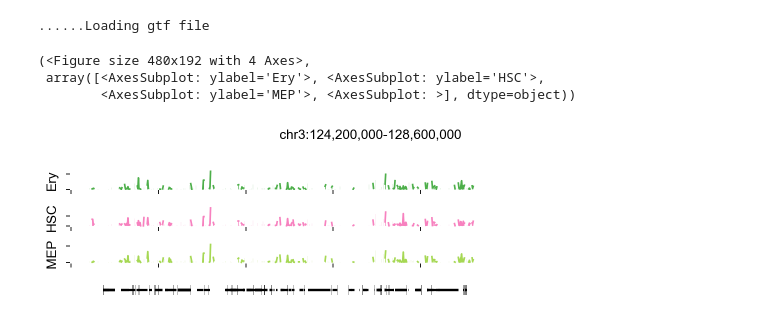
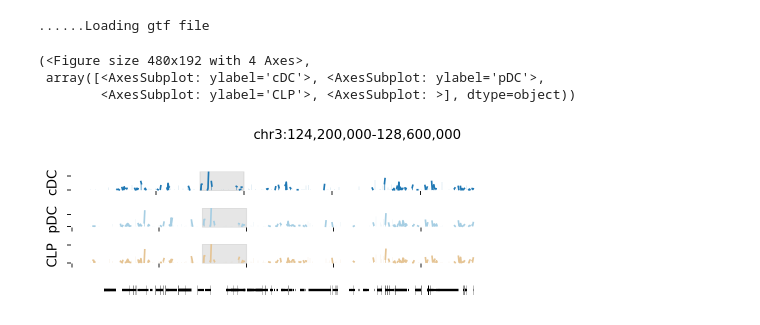
Before and after one commit to Starlitnightly/Epiverse, a Jupyter notebook: Epiverse_guide/docs/Tutorials-single/t_pseudobulk_visual.ipynb, the cells around one changed output. Saved outputs shown, nothing was run; the diff lists cells and outputs as text; code cells hidden in the pictures.

```diff
--- a/Epiverse_guide/docs/Tutorials-single/t_pseudobulk_visual.ipynb
+++ b/Epiverse_guide/docs/Tutorials-single/t_pseudobulk_visual.ipynb
@@ -29,5 +71,5 @@ Uncomment the following lines to download the sample dataset in a Unix-based sys
 # %%
-adata=sc.read('cd34_multiome_atac_anno.h5ad')
+adata=sc.read('data/cd34_multiome_atac.h5ad')
 adata
 # %% [output]
 AnnData object with n_obs × n_vars = 6881 × 246113
@@ -100,9 +155,9 @@ Ery write
 We can use the bigwig visualisation in the bulk step to analyse the pseudobulk generated by scATAC
 # %%
 bw_dict={
-    'Ery':'temp/Ery.bw',
-    'HSC':'temp/HSC.bw',
-    'MEP':'temp/MEP.bw',
+    'cDC':'temp/cDC.bw',
+    'pDC':'temp/pDC.bw',
+    'CLP':'temp/CLP.bw',
 }
 bw_obj=ev.bulk.bigwig(bw_dict)
 bw_obj.read()
@@ -121,15 +191,19 @@ Here, we using GRCh38 v43 to perfrom the annotation.
 # %%
-bw_obj.load_gtf('/mnt/home/zehuazeng/data/gtf/gencode.v43.basic.annotation.gtf')
+bw_obj.load_gtf('/content/gencode.v44.basic.annotation.gtf.gz')
 # %% [output]
 ......Loading gtf file
+# %%
+region_dict={
+    'region1':[125500000, 125500000+500000],
+}
 # %%
 bw_obj.plot_track(chrom='chr3',chromstart=124200000,chromend=128600000,
-                  plot_names=['Ery','HSC','MEP'],figwidth=6,figheight=0.6,
+                  plot_names=['cDC','pDC','CLP'],figwidth=6,figheight=0.6,
                   color_dict=color_dict,
-                  #region_dict=region_dict
+                  region_dict=region_dict
                  )
 # %% [output]
 (<Figure size 480x192 with 4 Axes>,
- array([<AxesSubplot: ylabel='Ery'>, <AxesSubplot: ylabel='HSC'>,
-        <AxesSubplot: ylabel='MEP'>, <AxesSubplot: >], dtype=object))
+ array([<AxesSubplot: ylabel='cDC'>, <AxesSubplot: ylabel='pDC'>,
+        <AxesSubplot: ylabel='CLP'>, <AxesSubplot: >], dtype=object))
-[figure, old version]
+[figure, new version]
```
Also changed, not shown: parts of 18 cells of this notebook, 1 other file.
